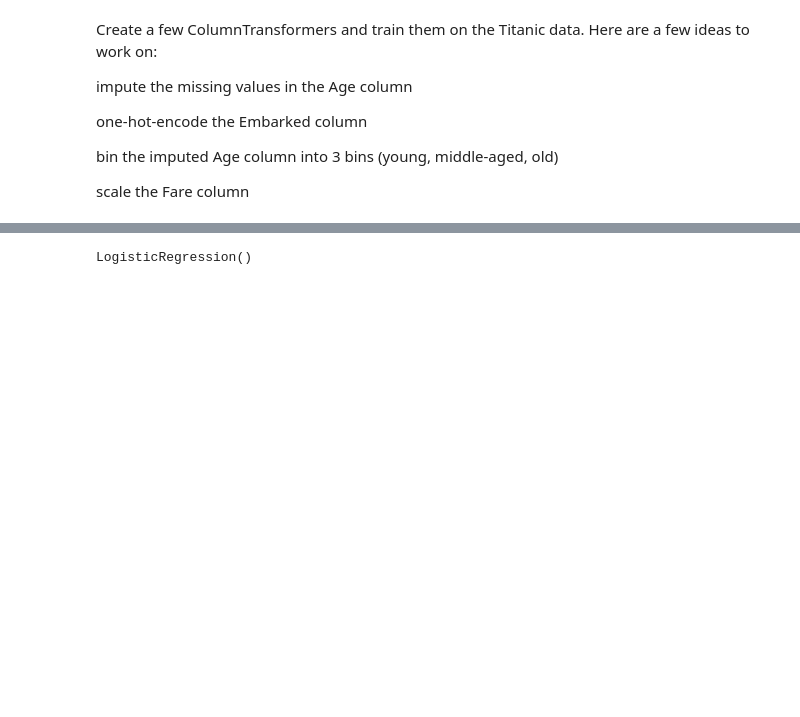
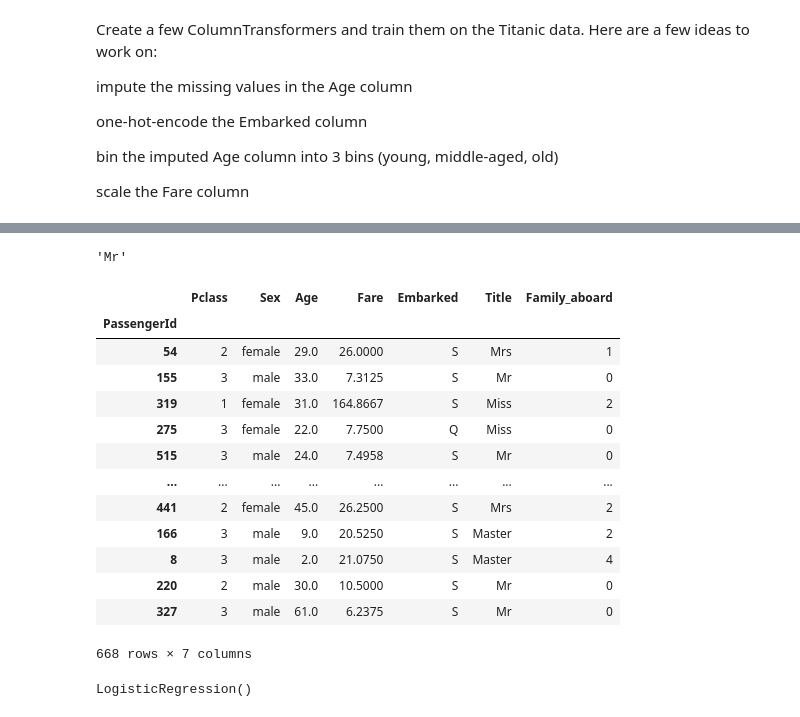
Before and after one commit to Kenoai/Spiced-Academy-Bootcamp, a Jupyter notebook: week_2/Project_2/Project_week_2.ipynb, the cells around one changed output, grey strips where cells are left out. Drawn from its saved outputs; the diff is of its cells as text; code cells hidden in the pictures; blank space fills up the shorter version.

Commit message:
add Feature engineering and transformation

```diff
--- a/week_2/Project_2/Project_week_2.ipynb
+++ b/week_2/Project_2/Project_week_2.ipynb
@@ -322,4 +323,4 @@ dtype: int64
 # %%
-X = df[['Pclass','Sex','Age','Fare','Embarked']]
+X = df[['Pclass','Sex','Age','Fare','Embarked', 'SibSp', 'Parch']]
 y = df['Survived']
 # %%
@@ -327,2 +328,23 @@ X_train, X_test, y_train, y_test = train_test_split(X,y, test_size=0.25,random_s
 # %%
 #X_train_trans.shape, X_test_trans.shape, y_train_trans.shape, y_test_trans.shape
+# %%
+def get_title(name):
+
+    #titles_list = []
+
+    split = name.split(".")
+    title = split[0].split(",")[1].strip()
+        #titles_list.append(title)
+
+    return title
+
+dummylist = ["Dooley, Mr. Patrick", "Behr, Mr. Karl Howell"]
+
+get_title("Dooley, Mr. Patrick")
+# %% [output]
+'Mr'
+# %%
+X_train['Title'] = df['Name'].apply(get_title)
+X_train['mean_age'] = X_train.groupby('Title')['Age'].transform("mean")
+X_train['Age'] = X_train.apply(lambda x: round(x['mean_age'],0) if pd.isna(x['Age']) else x['Age'], axis=1)
+X_train.drop('mean_age', axis=1, inplace=True)
@@ -328,0 +356,19 @@ X_train, X_test, y_train, y_test = train_test_split(X,y, test_size=0.25,random_s
+# %%
+X_train['Family_aboard'] = X_train['SibSp'] + X_train['Parch']
+X_train.drop(['SibSp', 'Parch'], axis=1, inplace=True)
+X_train
+# %% [output]
+|  | Pclass | Sex | Age | Fare | Embarked | Title | Family_aboard |
+| PassengerId |  |  |  |  |  |  |  |
+| 54 | 2 | female | 29.0 | 26.0000 | S | Mrs | 1 |
+| 155 | 3 | male | 33.0 | 7.3125 | S | Mr | 0 |
+| 319 | 1 | female | 31.0 | 164.8667 | S | Miss | 2 |
+| 275 | 3 | female | 22.0 | 7.7500 | Q | Miss | 0 |
+| 515 | 3 | male | 24.0 | 7.4958 | S | Mr | 0 |
+| ... | ... | ... | ... | ... | ... | ... | ... |
+| 441 | 2 | female | 45.0 | 26.2500 | S | Mrs | 2 |
+| 166 | 3 | male | 9.0 | 20.5250 | S | Master | 2 |
+| 8 | 3 | male | 2.0 | 21.0750 | S | Master | 4 |
+| 220 | 2 | male | 30.0 | 10.5000 | S | Mr | 0 |
+| 327 | 3 | male | 61.0 | 6.2375 | S | Mr | 0 |
+668 rows × 7 columns
```
Also changed, not shown: parts of 16 cells of this notebook, 1 other file.
